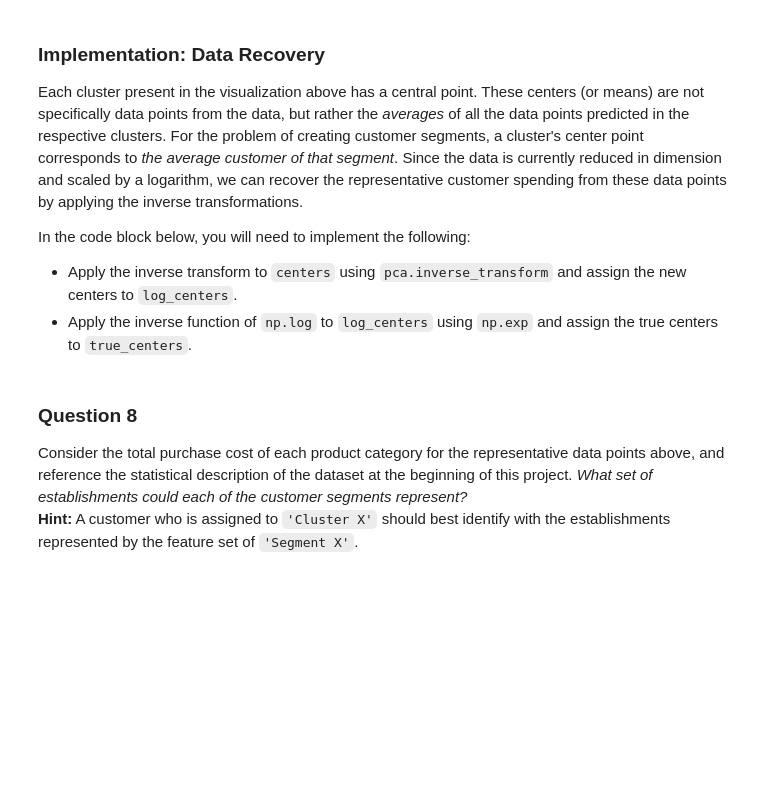
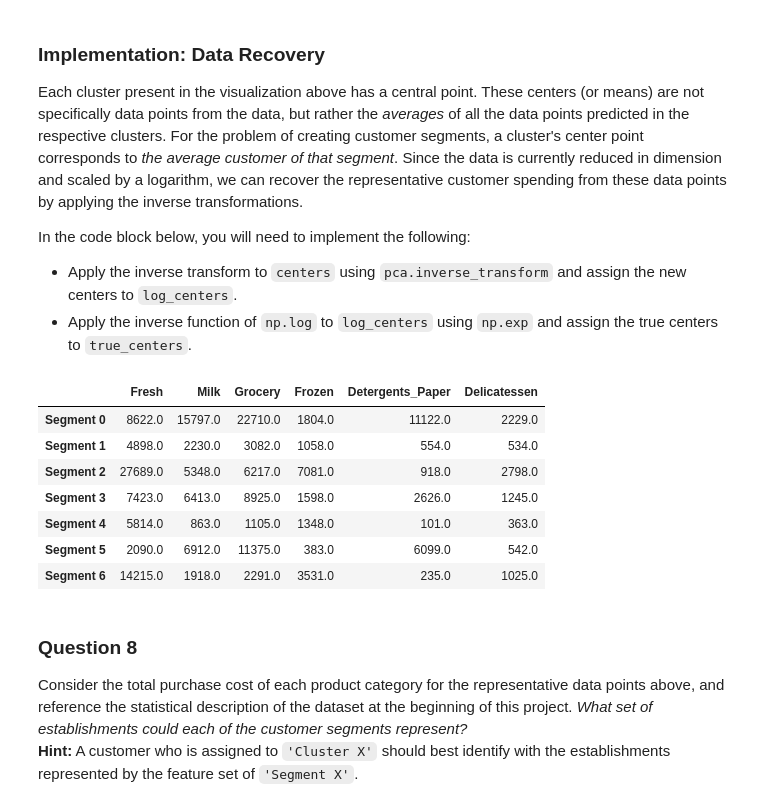
Before and after one commit to JeremySilverTongue/MachineLearningNanodegree, a Jupyter notebook: 3-CustomerSegments/customer_segments.ipynb, the cells around one changed output. Saved outputs shown, nothing was run; the diff lists cells and outputs as text; code cells hidden in the pictures; blank space fills up the shorter version.

```diff
--- a/3-CustomerSegments/customer_segments.ipynb
+++ b/3-CustomerSegments/customer_segments.ipynb
@@ -444,16 +499,25 @@ In the code block below, you will need to implement the following:
  - Apply the inverse function of `np.log` to `log_centers` using `np.exp` and assign the true centers to `true_centers`.
 # %%
 # TODO: Inverse transform the centers
-log_centers = None
+log_centers = pca.inverse_transform(centers)
 
 # TODO: Exponentiate the centers
-true_centers = None
+true_centers = np.exp(log_centers)
 
 # Display the true centers
 segments = ['Segment {}'.format(i) for i in range(0,len(centers))]
 true_centers = pd.DataFrame(np.round(true_centers), columns = data.keys())
 true_centers.index = segments
 display(true_centers)
+# %% [output]
+|  | Fresh | Milk | Grocery | Frozen | Detergents_Paper | Delicatessen |
+| Segment 0 | 8622.0 | 15797.0 | 22710.0 | 1804.0 | 11122.0 | 2229.0 |
+| Segment 1 | 4898.0 | 2230.0 | 3082.0 | 1058.0 | 554.0 | 534.0 |
+| Segment 2 | 27689.0 | 5348.0 | 6217.0 | 7081.0 | 918.0 | 2798.0 |
+| Segment 3 | 7423.0 | 6413.0 | 8925.0 | 1598.0 | 2626.0 | 1245.0 |
+| Segment 4 | 5814.0 | 863.0 | 1105.0 | 1348.0 | 101.0 | 363.0 |
+| Segment 5 | 2090.0 | 6912.0 | 11375.0 | 383.0 | 6099.0 | 542.0 |
+| Segment 6 | 14215.0 | 1918.0 | 2291.0 | 3531.0 | 235.0 | 1025.0 |
 # %% [markdown]
 ### Question 8
 Consider the total purchase cost of each product category for the representative data points above, and reference the statistical description of the dataset at the beginning of this project. *What set of establishments could each of the customer segments represent?*
```
Also changed, not shown: parts of 13 cells of this notebook.
